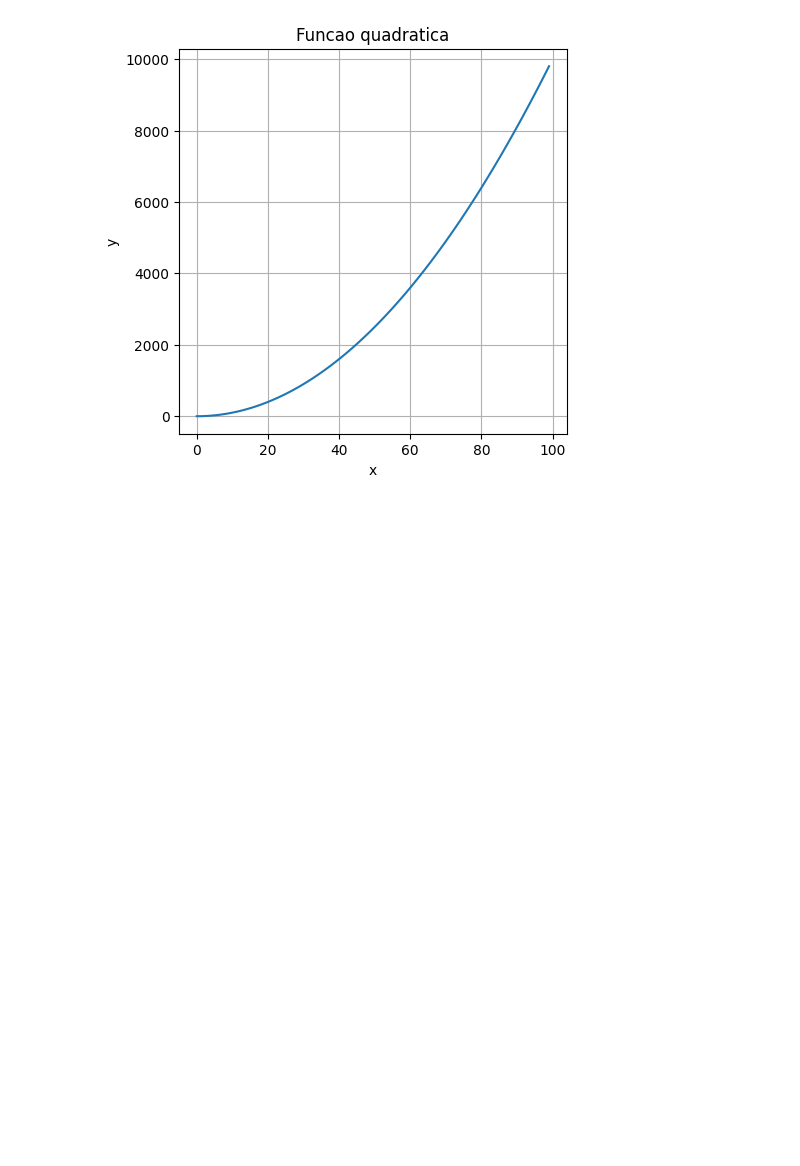
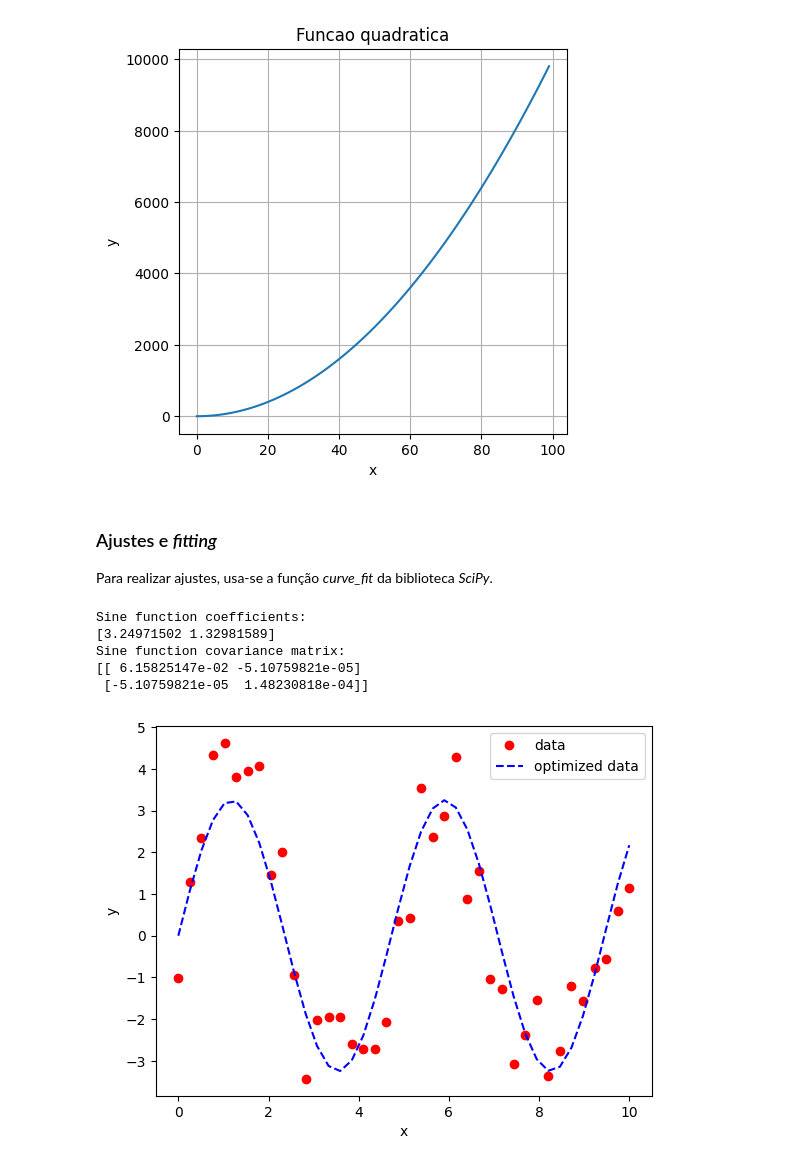
Before and after one commit to JoaoLong/python-tutorial, a Jupyter notebook: Tutorial_Python.ipynb, the cells around one changed output. Cells and saved outputs as stored; diff of their text form; code cells hidden in the pictures; blank space fills up the shorter version.

```diff
--- a/Tutorial_Python.ipynb
+++ b/Tutorial_Python.ipynb
@@ -359,3 +359,43 @@ plt.show()
 #plt.savefig('plot.png')
 # %% [output]
 [figure]
+# %% [markdown]
+### Ajustes e *fitting*
+
+Para realizar ajustes, usa-se a função *curve_fit* da biblioteca *SciPy*.
+# %%
+#Fitting
+import numpy as np
+from scipy.optimize import curve_fit
+from matplotlib import pyplot as plt
+
+x = np.linspace(0, 10, num = 40)
+y = 3.45 * np.sin(1.334 * x) + np.random.normal(size = 40)
+
+def test(x, a, b):
+    return a * np.sin(b * x)
+
+param, pcov = curve_fit(test, x, y)
+
+print("Sine function coefficients:")
+print(param)
+print("Sine function covariance matrix:")
+print(pcov)
+
+# ans stores the new y-data according to
+# the coefficients given by curve-fit() function
+ans = (param[0]*(np.sin(param[1]*x)))
+
+plt.plot(x, y, 'o', color ='red', label ="data")
+plt.plot(x, ans, '--', color ='blue', label ="optimized data")
+plt.xlabel("x")
+plt.ylabel("y")
+plt.legend()
+plt.show()
+# %% [output]
+Sine function coefficients:
+[3.24971502 1.32981589]
+Sine function covariance matrix:
+[[ 6.15825147e-02 -5.10759821e-05]
+ [-5.10759821e-05  1.48230818e-04]]
+[figure, added]
```
